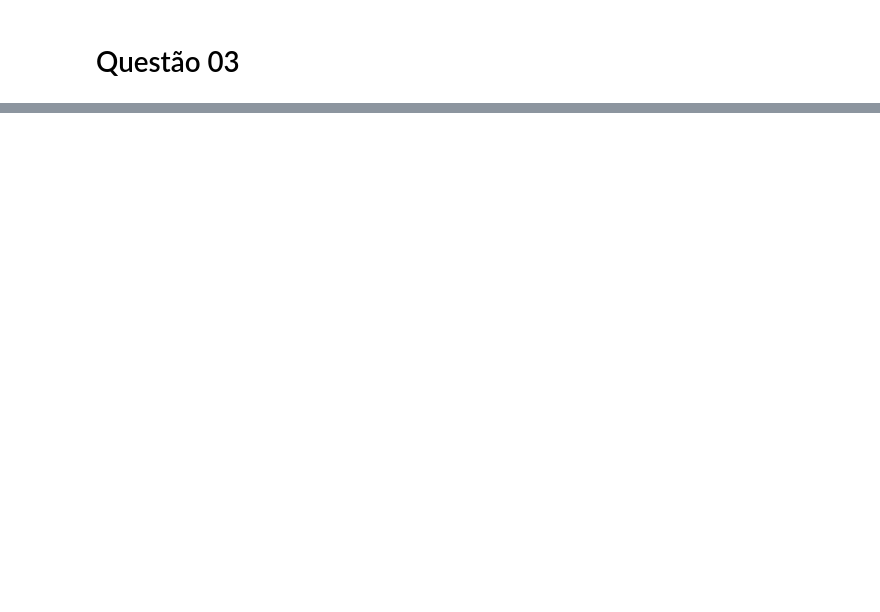
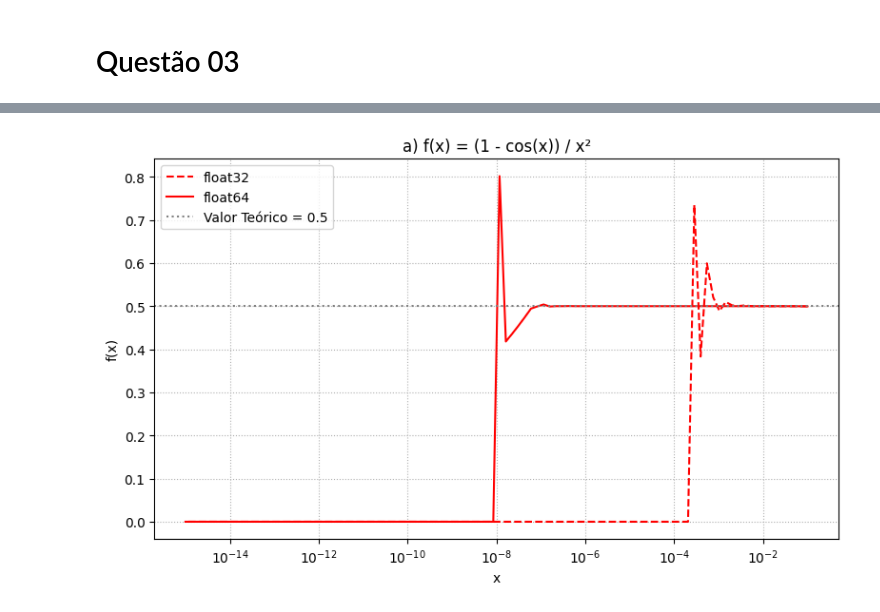
Before and after one commit to KaiqueFalcao/AV6, a Jupyter notebook: AV6.ipynb, the cells around one changed output, grey strips where cells are left out. Saved outputs shown, nothing was run; the diff lists cells and outputs as text; code cells hidden in the pictures; blank space fills up the shorter version.

```diff
--- a/AV6.ipynb
+++ b/AV6.ipynb
@@ -157,0 +223,82 @@ Tempos de execução (segundos) para cada método:
+# %%
+import numpy as np
+import matplotlib.pyplot as plt
+
+# x em escala log para valores pequenos
+x_vals = np.logspace(-1, -15, 100)
+lim_teorico = 0.5
+
+# Funções
+def f_original(x):
+    return (1 - np.cos(x)) / x**2
+
+def f_reescrita(x):
+    return (2 * np.sin(x / 2)**2) / x**2
+
+# a) f_original com float32 e float64
+x32 = x_vals.astype(np.float32)
+x64 = x_vals.astype(np.float64)
+f_orig32 = f_original(x32)
+f_orig64 = f_original(x64)
+
+plt.figure(figsize=(8, 5))
+plt.semilogx(x_vals, f_orig32, 'r--', label='float32')
+plt.semilogx(x_vals, f_orig64, 'r-', label='float64')
+plt.axhline(y=lim_teorico, color='gray', linestyle=':', label='Valor Teórico = 0.5')
+plt.title('a) f(x) = (1 - cos(x)) / x²')
+plt.xlabel('x')
+plt.ylabel('f(x)')
+plt.legend()
+plt.grid(True, which='both', ls=':')
+plt.tight_layout()
+plt.show()
+
+# b) f_reescrita com float32 e float64
+f_reesc32 = f_reescrita(x32)
+f_reesc64 = f_reescrita(x64)
+
+plt.figure(figsize=(8, 5))
+plt.semilogx(x_vals, f_reesc32, 'b--', label='float32')
+plt.semilogx(x_vals, f_reesc64, 'b-', label='float64')
+plt.axhline(y=lim_teorico, color='gray', linestyle=':', label='Valor Teórico = 0.5')
+plt.title('b) f(x) reescrita usando identidade trigonométrica')
+plt.xlabel('x')
+plt.ylabel('f(x)')
+plt.legend()
+plt.grid(True, which='both', ls=':')
+plt.tight_layout()
+plt.show()
+
+# c) Comparação entre original e reescrita para float64
+plt.figure(figsize=(8, 5))
+plt.semilogx(x_vals, f_orig64, 'r-', label='Original - float64')
+plt.semilogx(x_vals, f_reesc64, 'b-', label='Reescrita - float64')
+plt.axhline(y=lim_teorico, color='gray', linestyle=':', label='Valor Teórico = 0.5')
+plt.title('c) Comparação: Original vs Reescrita (float64)')
+plt.xlabel('x')
+plt.ylabel('f(x)')
+plt.legend()
+plt.grid(True, which='both', ls=':')
+plt.tight_layout()
+plt.show()
+
+# d) Erro absoluto em relação ao valor teórico
+erro_orig32 = np.abs(f_orig32 - lim_teorico)
+erro_orig64 = np.abs(f_orig64 - lim_teorico)
+erro_reesc32 = np.abs(f_reesc32 - lim_teorico)
+erro_reesc64 = np.abs(f_reesc64 - lim_teorico)
+
+plt.figure(figsize=(10, 6))
+plt.loglog(x_vals, erro_orig32, 'r--', label='Erro - Original (float32)')
+plt.loglog(x_vals, erro_orig64, 'r-', label='Erro - Original (float64)')
+plt.loglog(x_vals, erro_reesc32, 'b--', label='Erro - Reescrita (float32)')
+plt.loglog(x_vals, erro_reesc64, 'b-', label='Erro - Reescrita (float64)')
+plt.title('d) Erro absoluto |f(x) - 0.5|')
+plt.xlabel('x')
+plt.ylabel('Erro')
+plt.legend()
+plt.grid(True, which='both', ls=':')
+plt.tight_layout()
+plt.show()
+# %% [output]
+[figure, added]
```
Also changed, not shown: parts of 6 cells of this notebook, 3 other files.
